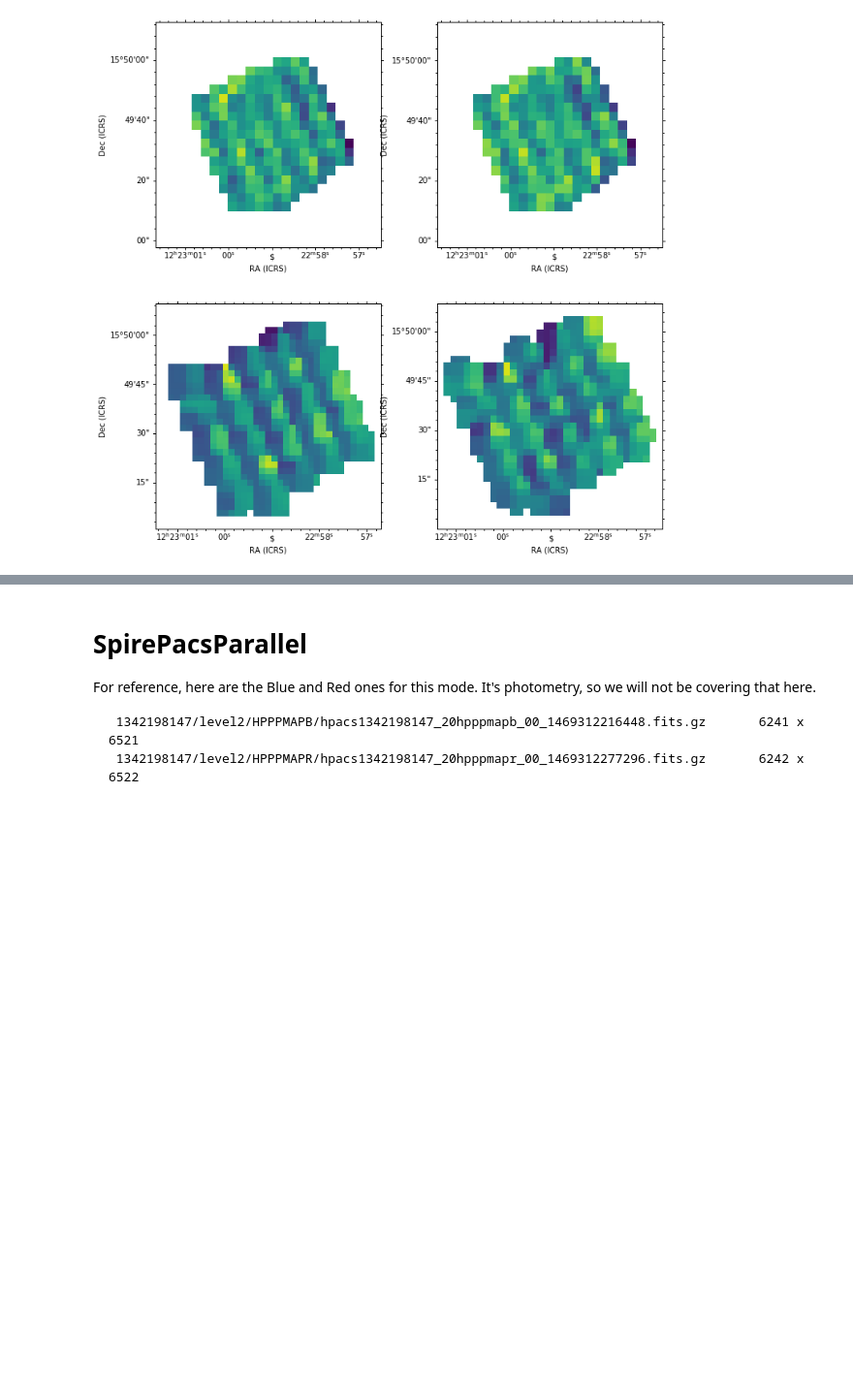
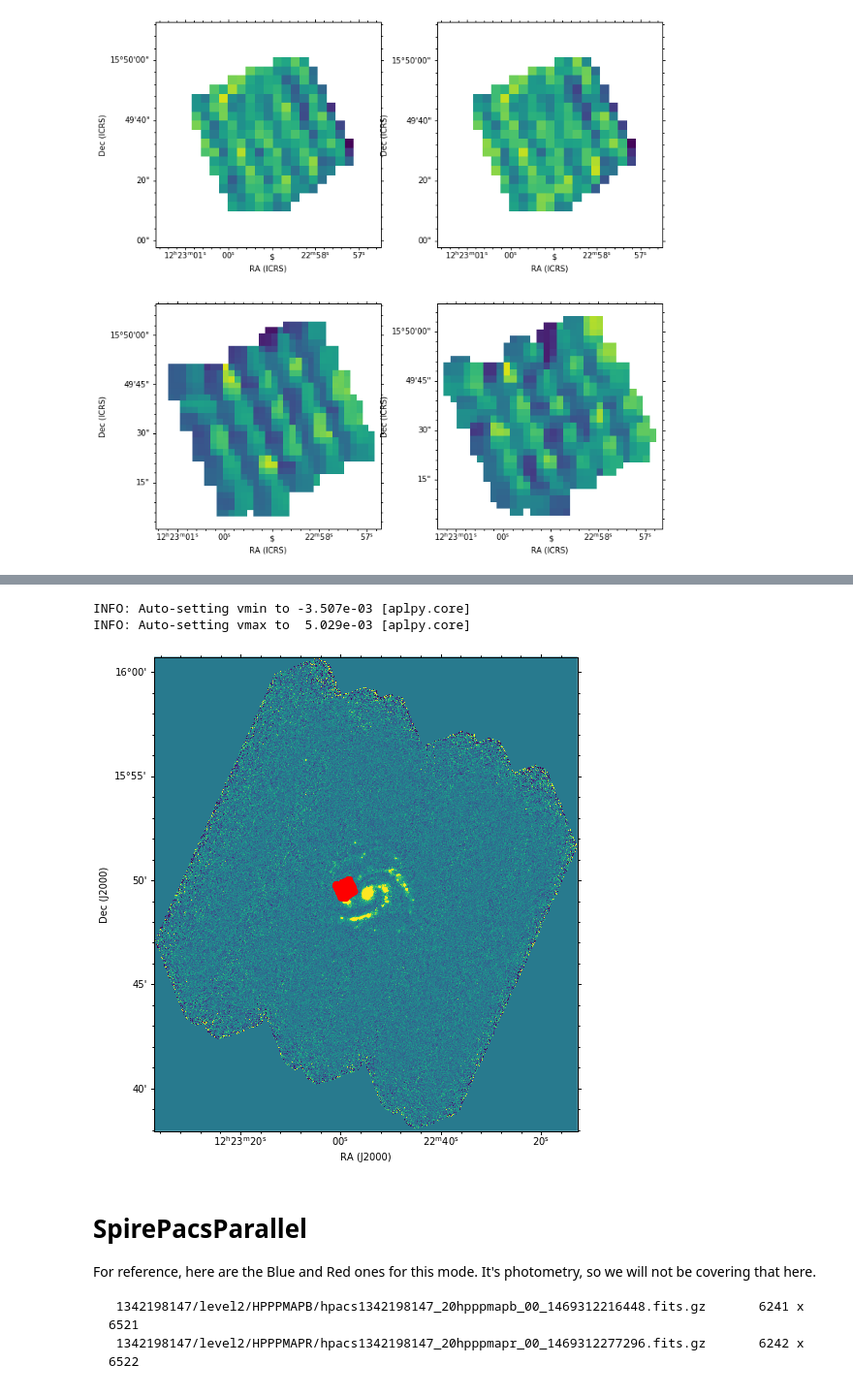
Before and after one commit to teuben/herplot, a Jupyter notebook: ngc4321.ipynb, the cells around one changed output, grey strips where cells are left out. Shown at 97% size. Drawn from its saved outputs; the diff is of its cells as text; code cells hidden in the pictures; blank space fills up the shorter version.

```diff
--- a/ngc4321.ipynb
+++ b/ngc4321.ipynb
@@ -447,0 +481,9 @@ INFO: Auto-setting vmax to  9.245e-01 [aplpy.core]
+# %%
+tr = pacs['HPSTBRR']
+tb = pacs['HPSTBRB']
+print(len(tr),len(tb))
+
+(rapr0,decpr0) = get_radec_pacs(tr[0])
+(rapr1,decpr1) = get_radec_pacs(tr[1])
+(rapb0,decpb0) = get_radec_pacs(tb[0])
+(rapb1,decpb1) = get_radec_pacs(tb[1])
@@ -448,3 +508,14 @@ INFO: Auto-setting vmax to  9.245e-01 [aplpy.core]
+# %%
+gc = aplpy.FITSFigure(hdu1)
+gc.show_colorscale()
+gc.show_markers(rapr0[::500],decpr0[::500])
+gc.show_markers(rapr1[::500],decpr1[::500])
+gc.show_markers(rapb0[::500],decpb0[::500])
+gc.show_markers(rapb1[::500],decpb1[::500])
+# %% [output]
+INFO: Auto-setting vmin to -3.507e-03 [aplpy.core]
+INFO: Auto-setting vmax to  5.029e-03 [aplpy.core]
+[figure, added]
 # %% [markdown]
 # SpirePacsParallel
 
```
Also changed, not shown: parts of 13 cells of this notebook.
